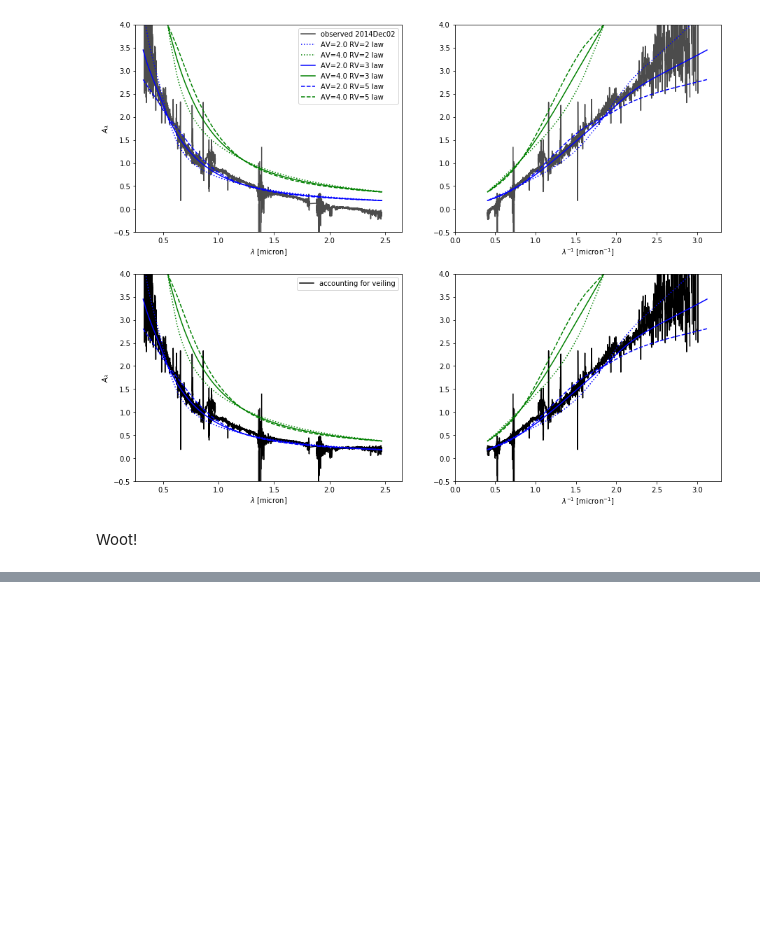
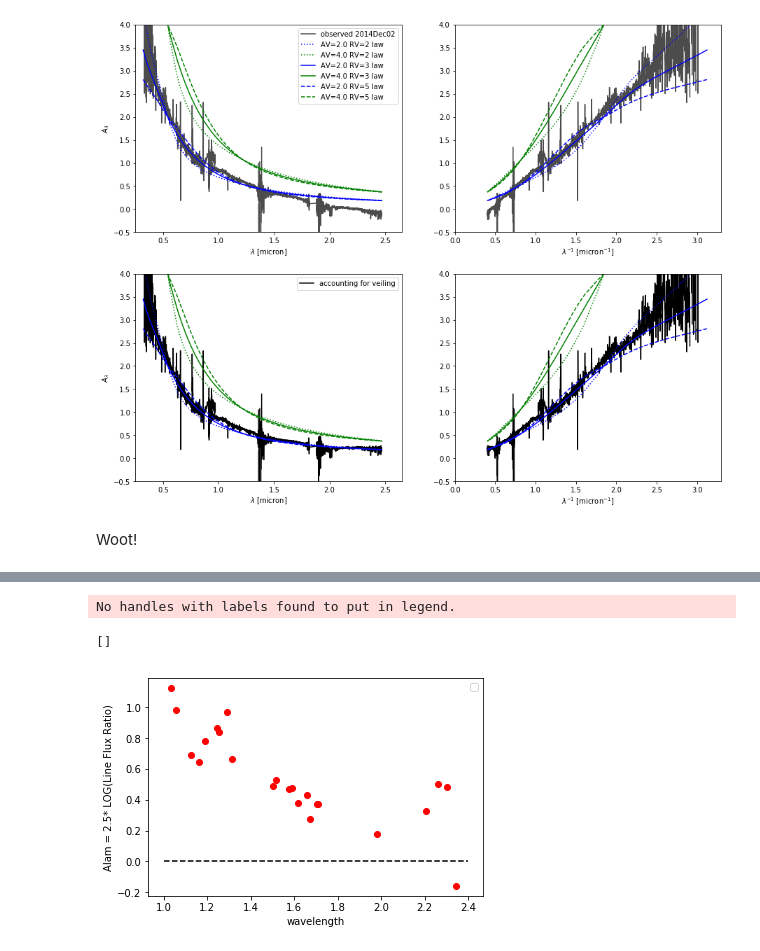
Before and after one commit to krislars/AA_Tau_Covey, a Jupyter notebook: AATau veiling.ipynb, the cells around one changed output, grey strips where cells are left out. Cells and saved outputs as stored; diff of their text form; code cells hidden in the pictures; blank space fills up the shorter version.

```diff
--- a/AATau veiling.ipynb
+++ b/AATau veiling.ipynb
@@ -379,0 +445,18 @@ Woot!
+# %%
+for line in lines:
+    xx=np.mean(t2014a['LineLambda'][t2014a['LineName']==line])
+    yy=0.5*(np.mean(2.5*np.log10(Iratio_a)[t2014a['LineName']==line])+np.mean(2.5*np.log10(Iratio_b)[t2014a['LineName']==line]))
+    plt.plot(xx,yy, 'ro')
+
+x=np.arange(1,2.4,.1)
+# plt.plot(x,0.02*x**3,'-g',label='my power law, $0.02 x^3$')
+
+plt.xlabel('wavelength')
+plt.ylabel('Alam = 2.5* LOG(Line Flux Ratio)')
+plt.plot([1,2.4],[0,0],'--k')
+plt.legend()
+plt.plot()
+# %% [output]
+No handles with labels found to put in legend.
+[]
+[figure, added]
```
Also changed, not shown: parts of 7 cells of this notebook.
